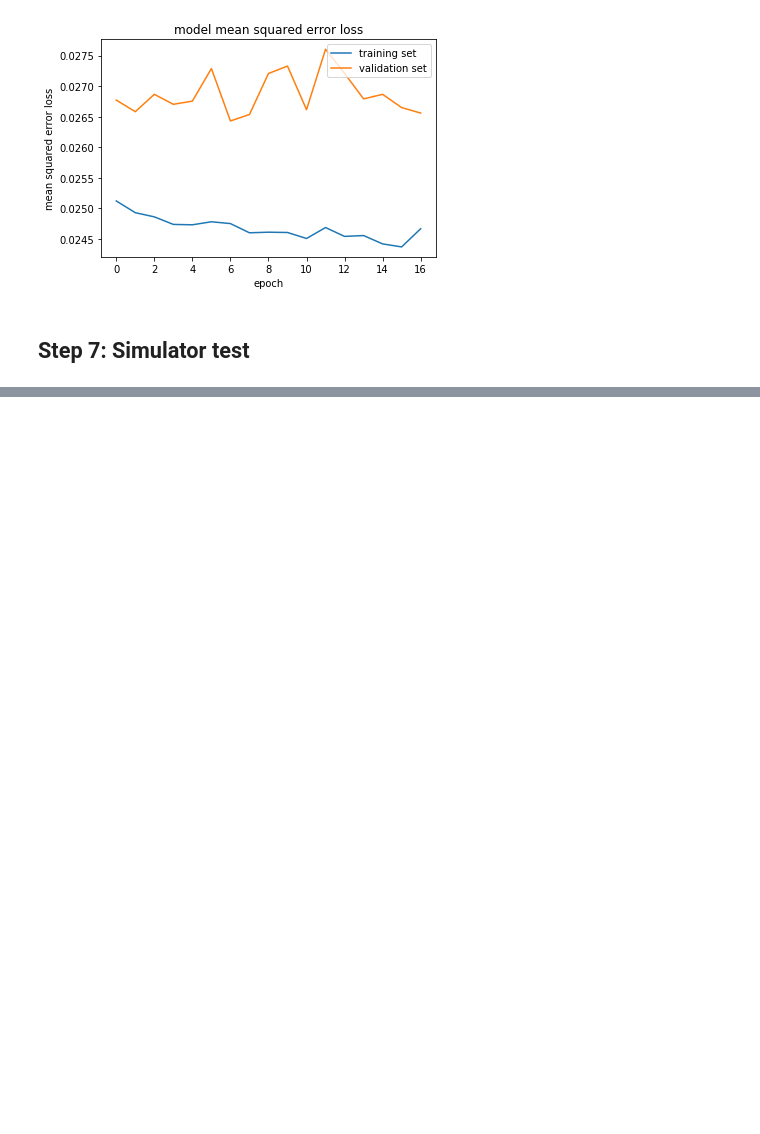
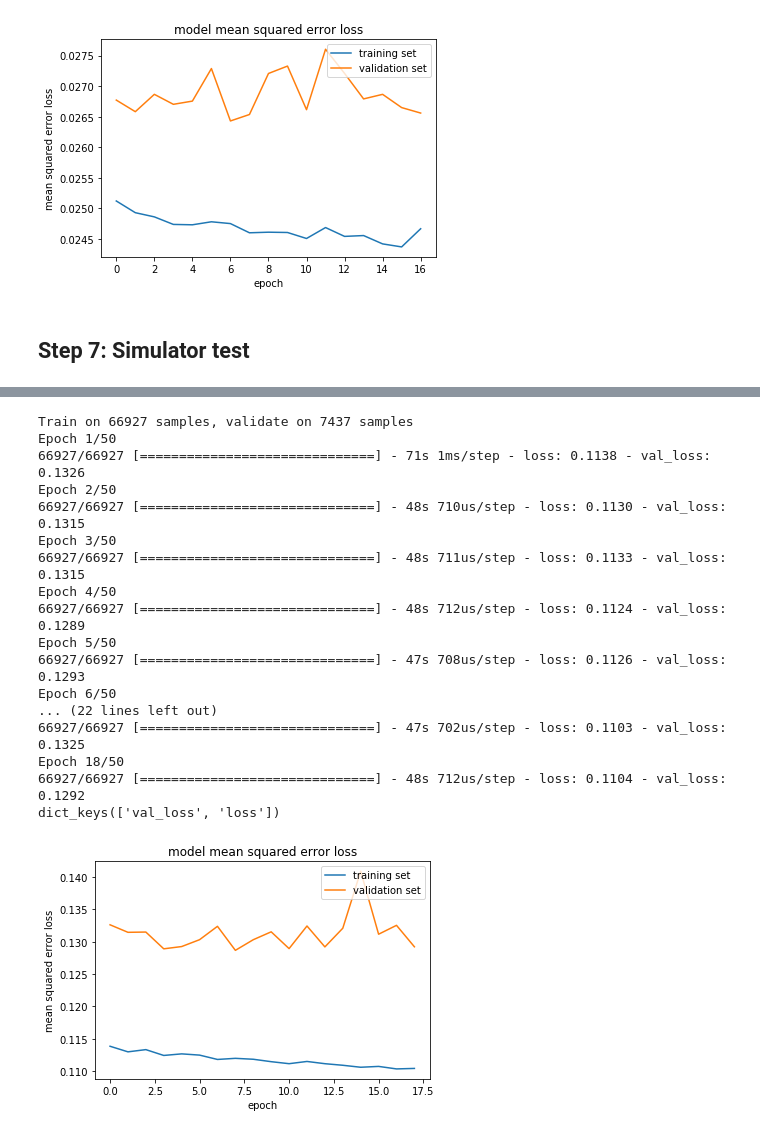
Before and after one commit to HairanWu/CarND-Behavioral-Cloning-P3, a Jupyter notebook: CarND-Behavioral-Cloning.ipynb, the cells around one changed output, grey strips where cells are left out. Drawn from its saved outputs; the diff is of its cells as text; code cells hidden in the pictures; blank space fills up the shorter version.

```diff
--- a/CarND-Behavioral-Cloning.ipynb
+++ b/CarND-Behavioral-Cloning.ipynb
@@ -605,0 +623,21 @@ print(y_train.shape)
+# %%
+finetunemodel(X_train,y_train,lr=0.0001)
+# %% [output]
+Train on 66927 samples, validate on 7437 samples
+Epoch 1/50
+66927/66927 [==============================] - 71s 1ms/step - loss: 0.1138 - val_loss: 0.1326
+Epoch 2/50
+66927/66927 [==============================] - 48s 710us/step - loss: 0.1130 - val_loss: 0.1315
+Epoch 3/50
+66927/66927 [==============================] - 48s 711us/step - loss: 0.1133 - val_loss: 0.1315
+Epoch 4/50
+66927/66927 [==============================] - 48s 712us/step - loss: 0.1124 - val_loss: 0.1289
+Epoch 5/50
+66927/66927 [==============================] - 47s 708us/step - loss: 0.1126 - val_loss: 0.1293
+Epoch 6/50
+... (22 lines left out)
+66927/66927 [==============================] - 47s 702us/step - loss: 0.1103 - val_loss: 0.1325
+Epoch 18/50
+66927/66927 [==============================] - 48s 712us/step - loss: 0.1104 - val_loss: 0.1292
+dict_keys(['val_loss', 'loss'])
+[figure, added]
```
Also changed, not shown: parts of 16 cells of this notebook, 19 other files.
